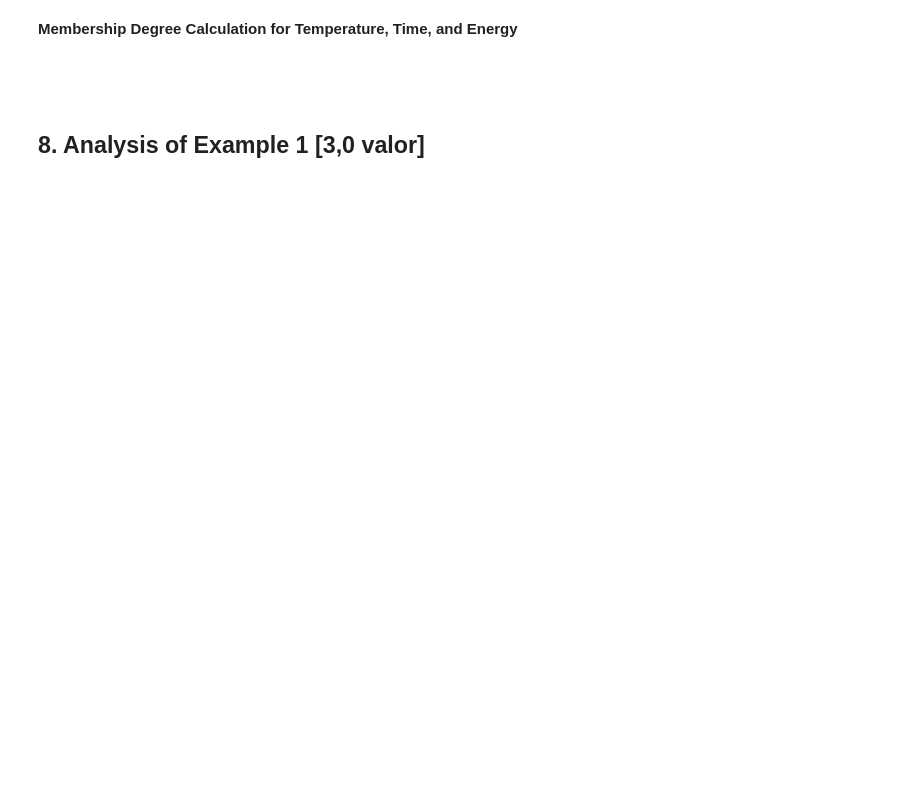
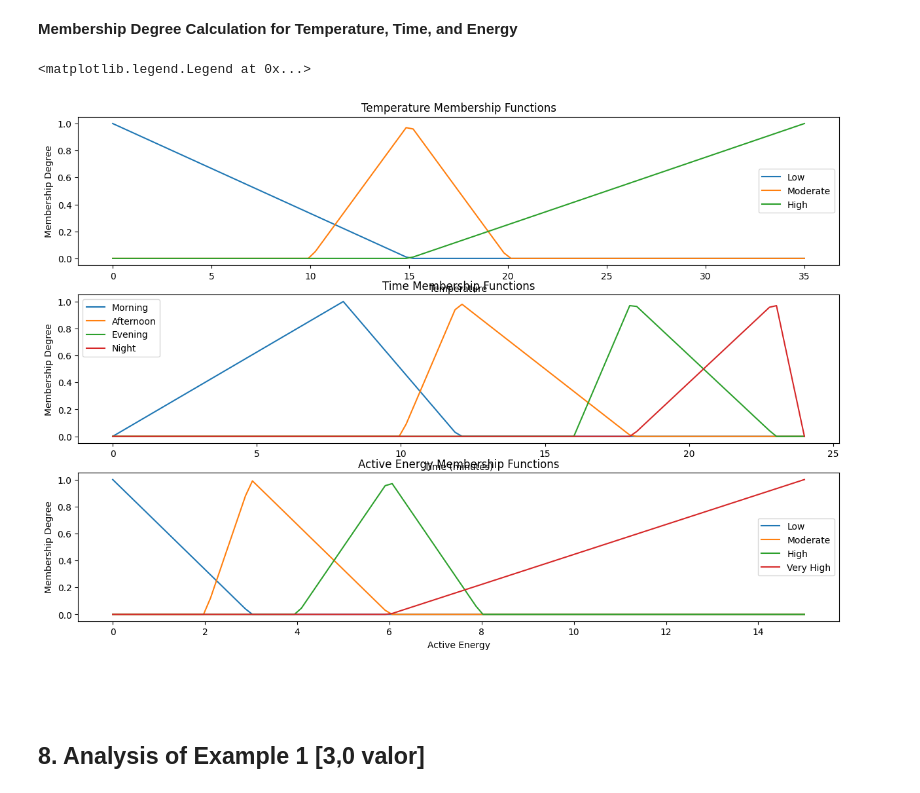
Before and after one commit to s126784/tmbd, a Jupyter notebook: Work-01-G1.ipynb, the cells around one changed output. Drawn from its saved outputs; the diff is of its cells as text; code cells hidden in the pictures; blank space fills up the shorter version.

```diff
--- a/Work-01-G1.ipynb
+++ b/Work-01-G1.ipynb
@@ -229,2 +219,61 @@ plt.show()
 # %% [markdown]
 **Membership Degree Calculation for Temperature, Time, and Energy**
+# %%
+
+
+# Define ranges using linspace
+temp_range = np.linspace(0, 35, 100)  # Temperature range 0-35°C
+time_range = np.linspace(0, 24, 100)  # Time range 0-24 hours
+energy_range = np.linspace(0, 15, 100)  # Energy range 0-6 kWh
+
+# Temp quantiles: [np.float64(-8.7), np.float64(9.1), np.float64(15.6), np.float64(35.4)]
+# Time quantiles: [np.float64(0.0), np.float64(6.0), np.float64(12.0), np.float64(18.0), np.float64(23.0)]
+# Energy quantiles: [np.float64(-1.1666666666666679), np.float64(2.7666666666666666), np.float64(3.5666666666666664), np.float64(4.833333333333334), np.float64(102.83333333333333)]
+
+temp_low = fuzz.trimf(temp_range, [0, 0, 15])
+temp_moderate = fuzz.trimf(temp_range, [10, 15, 20])
+temp_high = fuzz.trimf(temp_range, [15, 35, 35])
+
+time_morning = fuzz.trimf(time_range, [0, 8, 12])
+time_afternoon = fuzz.trimf(time_range, [10, 12, 18])
+time_evening = fuzz.trimf(time_range, [16, 18, 23])
+time_night = fuzz.trimf(time_range, [18, 23, 24])
+
+energy_low = fuzz.trimf(energy_range, [0, 0, 3])
+energy_moderate = fuzz.trimf(energy_range, [2, 3, 6])
+energy_high = fuzz.trimf(energy_range, [4, 6, 8])
+energy_very_high = fuzz.trimf(energy_range, [6, 15, 15])
+
+plt.figure(figsize=(15, 10))
+plt.subplot(3, 1, 1)
+
+plt.plot(temp_range, temp_low, label='Low')
+plt.plot(temp_range, temp_moderate, label='Moderate')
+plt.plot(temp_range, temp_high, label='High')
+plt.xlabel('Temperature')
+plt.ylabel('Membership Degree')
+plt.title('Temperature Membership Functions')
+plt.legend()
+
+plt.subplot(3, 1, 2)
+plt.plot(time_range, time_morning, label='Morning')
+plt.plot(time_range, time_afternoon, label='Afternoon')
+plt.plot(time_range, time_evening, label='Evening')
+plt.plot(time_range, time_night, label='Night')
+plt.xlabel('Time (minutes)')
+plt.ylabel('Membership Degree')
+plt.title('Time Membership Functions')
+plt.legend()
+
+plt.subplot(3, 1, 3)
+plt.plot(energy_range, energy_low, label='Low')
+plt.plot(energy_range, energy_moderate, label='Moderate')
+plt.plot(energy_range, energy_high, label='High')
+plt.plot(energy_range, energy_very_high, label='Very High')
+plt.xlabel('Active Energy')
+plt.ylabel('Membership Degree')
+plt.title('Active Energy Membership Functions')
+plt.legend()
+# %% [output]
+<matplotlib.legend.Legend at 0x...>
+[figure, added]
```
Also changed, not shown: parts of 22 cells of this notebook.
